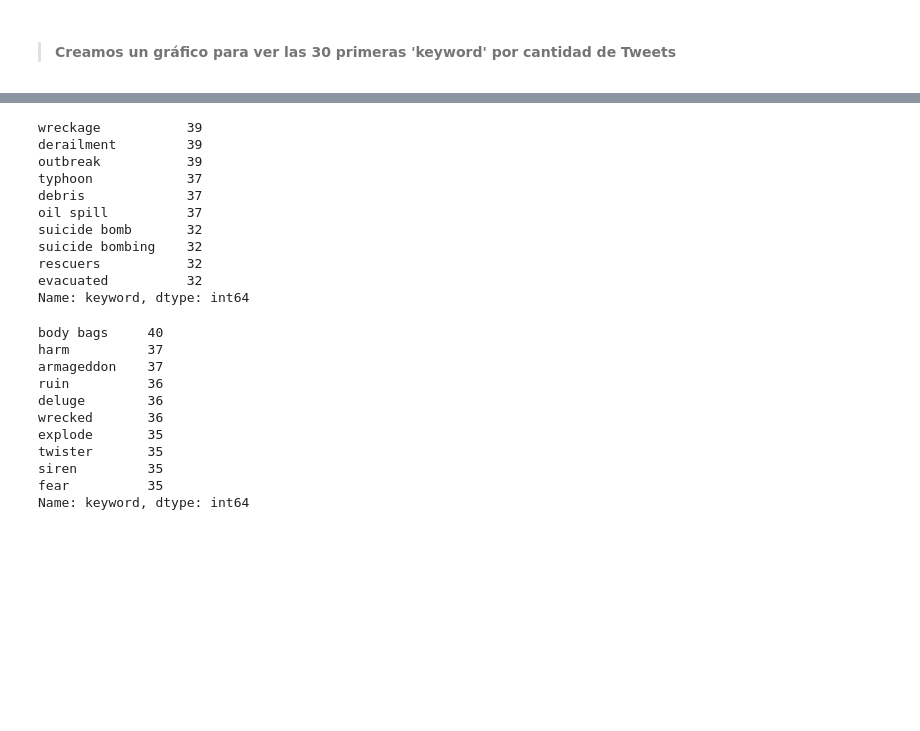
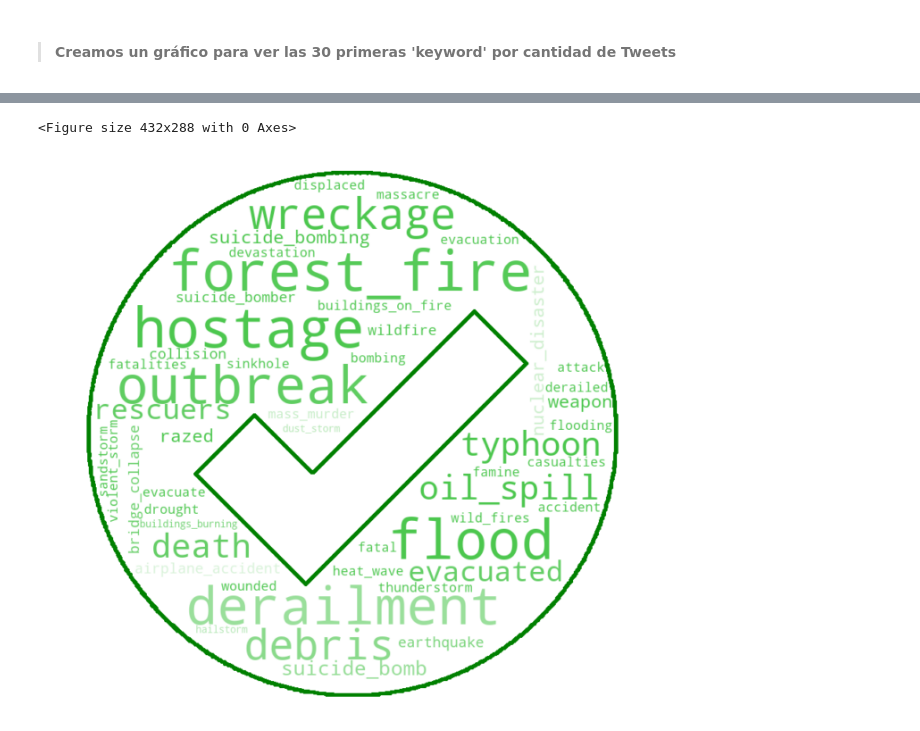
Before and after one commit to freedocx/CovidNPLDisaster, a Jupyter notebook: Arnold/Analysis.ipynb, the cells around one changed output, grey strips where cells are left out. Drawn from its saved outputs; the diff is of its cells as text; code cells hidden in the pictures; blank space fills up the shorter version.

```diff
--- a/Arnold/Analysis.ipynb
+++ b/Arnold/Analysis.ipynb
@@ -104,28 +106,38 @@ Text(0, 0.5, 'Keyword')
-# %%
-dfK.where(dfK.target == 1).dropna(how='all').keyword.value_counts().head(10)
-# %% [output]
-wreckage           39
-derailment         39
-outbreak           39
-typhoon            37
-debris             37
-oil spill          37
-suicide bomb       32
-suicide bombing    32
-rescuers           32
-evacuated          32
-Name: keyword, dtype: int64
-# %%
-dfK.where(dfK.target == 0).dropna(how='all').keyword.value_counts().head(10)
-# %% [output]
-body bags     40
-harm          37
-armageddon    37
-ruin          36
-deluge        36
-wrecked       36
-explode       35
-twister       35
-siren         35
-fear          35
-Name: keyword, dtype: int64
+# %%
+# Create a list of word
+text=("Python Python Python Matplotlib Matplotlib Seaborn Network Plot Violin Chart Pandas Datascience Wordcloud Spider Radar Parrallel Alpha Color Brewer Density Scatter Barplot Barplot Boxplot Violinplot Treemap Stacked Area Chart Chart Visualization Dataviz Donut Pie Time-Series Wordcloud Wordcloud Sankey Bubble")
+text1 = dfK.where(dfK.target == 1).dropna(how='all').keyword.str.cat(sep=' ')
+
+# Create the wordcloud object
+mascara = np.array(Image.open('../verdadero.png'))
+wordcloud = WordCloud(
+    background_color='#FFFFFF',
+   ##font_path = '/usr/share/fonts/truetype/tlwg/Laksaman.ttf',
+    mask=mascara,
+    ##stopwords=stopw,
+    max_words=50,
+    min_font_size=10,
+    max_font_size=100,
+    #random_state=42,
+    width=1920,
+    height=1080,
+    contour_width=8,
+    contour_color='green',
+    collocations=False
+).generate(text1)
+
+image_colors = ImageColorGenerator(mascara)
+fig = plt.figure(1)
+plt.figure(figsize=(12, 12))
+plt.imshow(wordcloud.recolor(color_func=image_colors), interpolation="bilinear")
+plt.axis('off')
+plt.show()
+# Display the generated image:
+#plt.imshow(wordcloud, interpolation='bilinear')
+#plt.axis("off")
+#plt.margins(x=0, y=0)
+#plt.show()
+#wordcloud.words_
+# %% [output]
+<Figure size 432x288 with 0 Axes>
+[figure, added]
```
Also changed, not shown: parts of 4 cells of this notebook.
